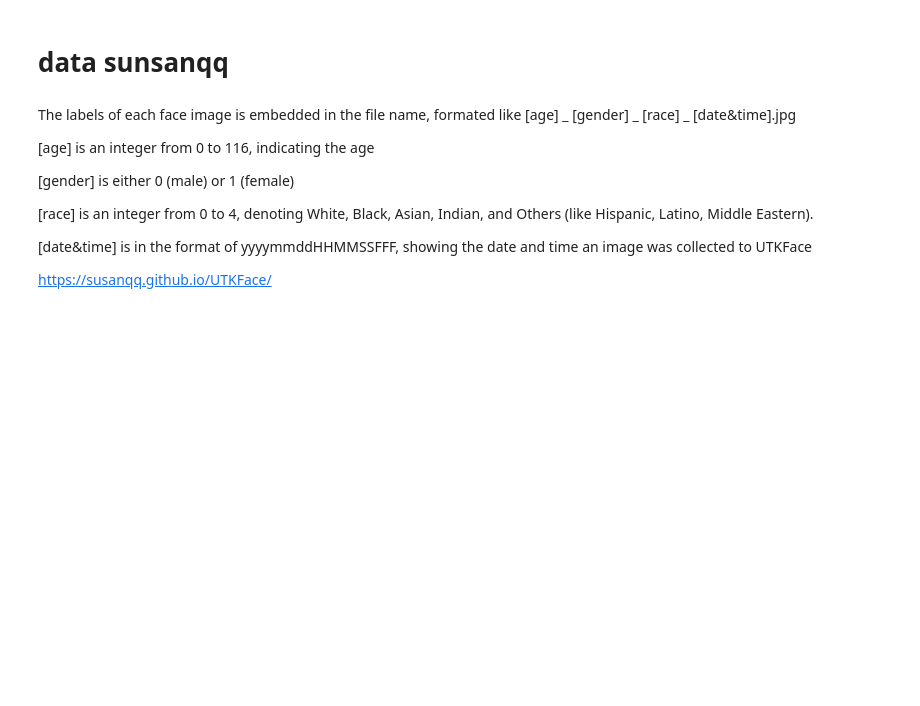
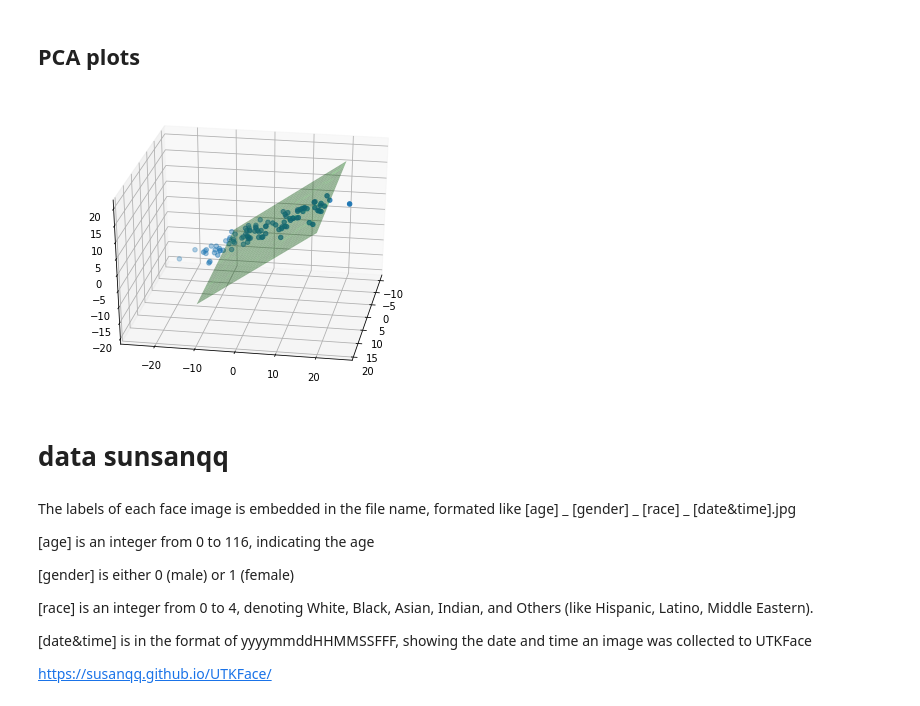
Before and after one commit to mehdibnc/Fair_PCA, a Jupyter notebook: Fair_PCA.ipynb, the cells around one changed output. Drawn from its saved outputs; the diff is of its cells as text; code cells hidden in the pictures; blank space fills up the shorter version.

```diff
--- a/Fair_PCA.ipynb
+++ b/Fair_PCA.ipynb
@@ -10,3 +11,59 @@ from sklearn.decomposition import PCA
+# %% [markdown]
+## PCA plots
+# %%
+X=np.random.randn(100, 3)*5
+# %%
+X[:, 1] = X[:, 0] * 2 + np.random.randn(100) + X[:, 1]
+X[:, 2] = X[:, 1] * 0.8 + np.random.randn(100)
+# %%
+from sklearn import datasets
+
+np.random.seed(5)
+
+#centers = [[1, 1], [-1, -1], [1, -1]]
+#iris = datasets.load_iris()
+#X = iris.data
+#y = iris.target
+#X = X[:, :3]
+
+pca = PCA(n_components=2)
+pca.fit(X)
+C = pca.components_
+
+fig = plt.figure()
+
+ax = Axes3D(fig, rect=[0, 0, .95, 1], elev=48, azim=134)
+ax.view_init(30, 10)
+ax.scatter(X[:, 0], X[:, 1], X[:, 2])
+
+p0 = C[0] * 0.2 + C[1] * 0.15
+p1 = C[0] * 0.1 + C[1] * 0.4
+p2 = C[0] * 0.3 + C[1] * 0.02
+
+x0, y0, z0 = p0
+x1, y1, z1 = p1
+x2, y2, z2 = p2
+
+ux, uy, uz = u = [x1-x0, y1-y0, z1-z0]
+vx, vy, vz = v = [x2-x0, y2-y0, z2-z0]
+
+u_cross_v = [uy*vz-uz*vy, uz*vx-ux*vz, ux*vy-uy*vx]
+
+point  = np.array(p0)
+normal = np.array(u_cross_v)
+
+d = -point.dot(normal)
+
+xx, yy = np.meshgrid(range(-10,20), range(-10,20))
+
+z = (-normal[0] * xx - normal[1] * yy - d) * 1. / normal[2]
+
+ax.plot_surface(xx, yy, z, alpha=0.4, color='green')
+
+
+plt.show()
+# %% [output]
+[figure, added]
 # %% [markdown]
 # data sunsanqq
 # %% [markdown]
```
Also changed, not shown: parts of 1 cell of this notebook.
